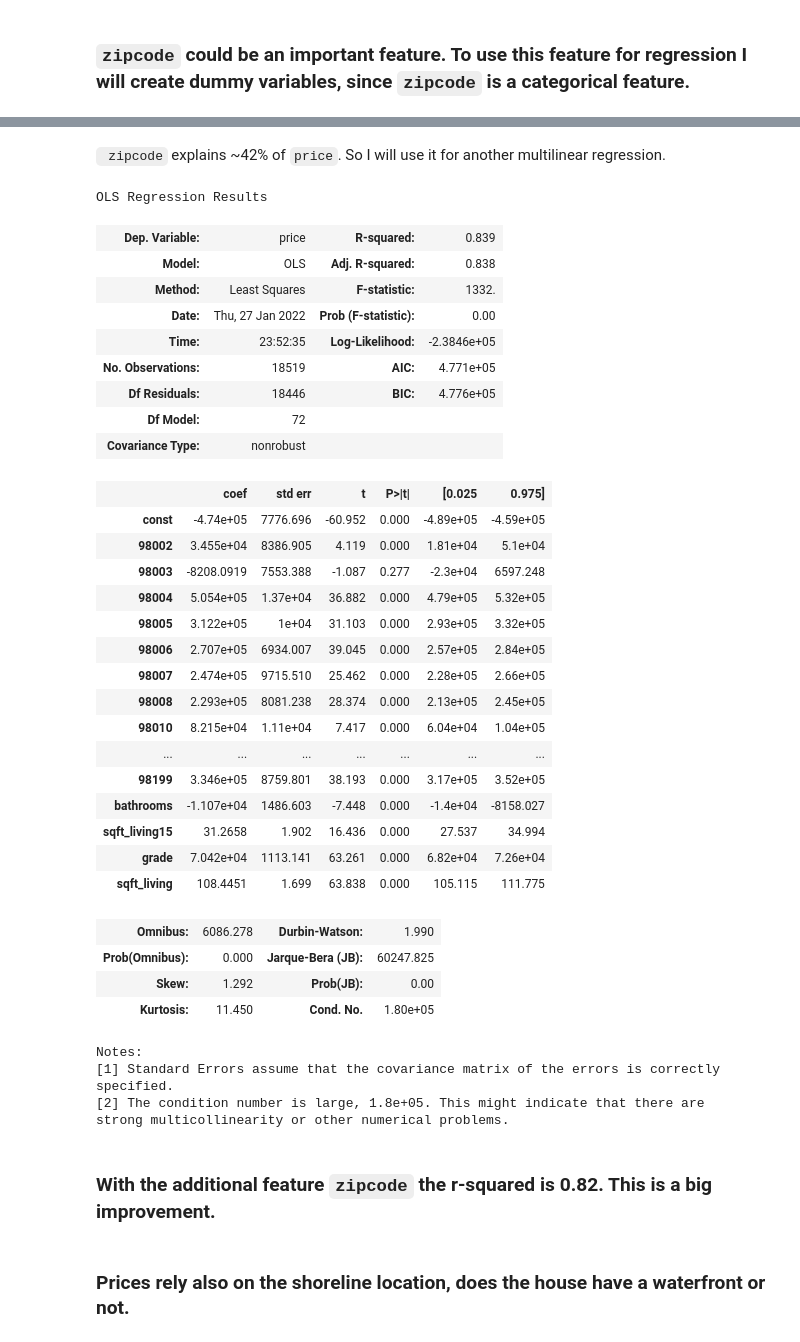
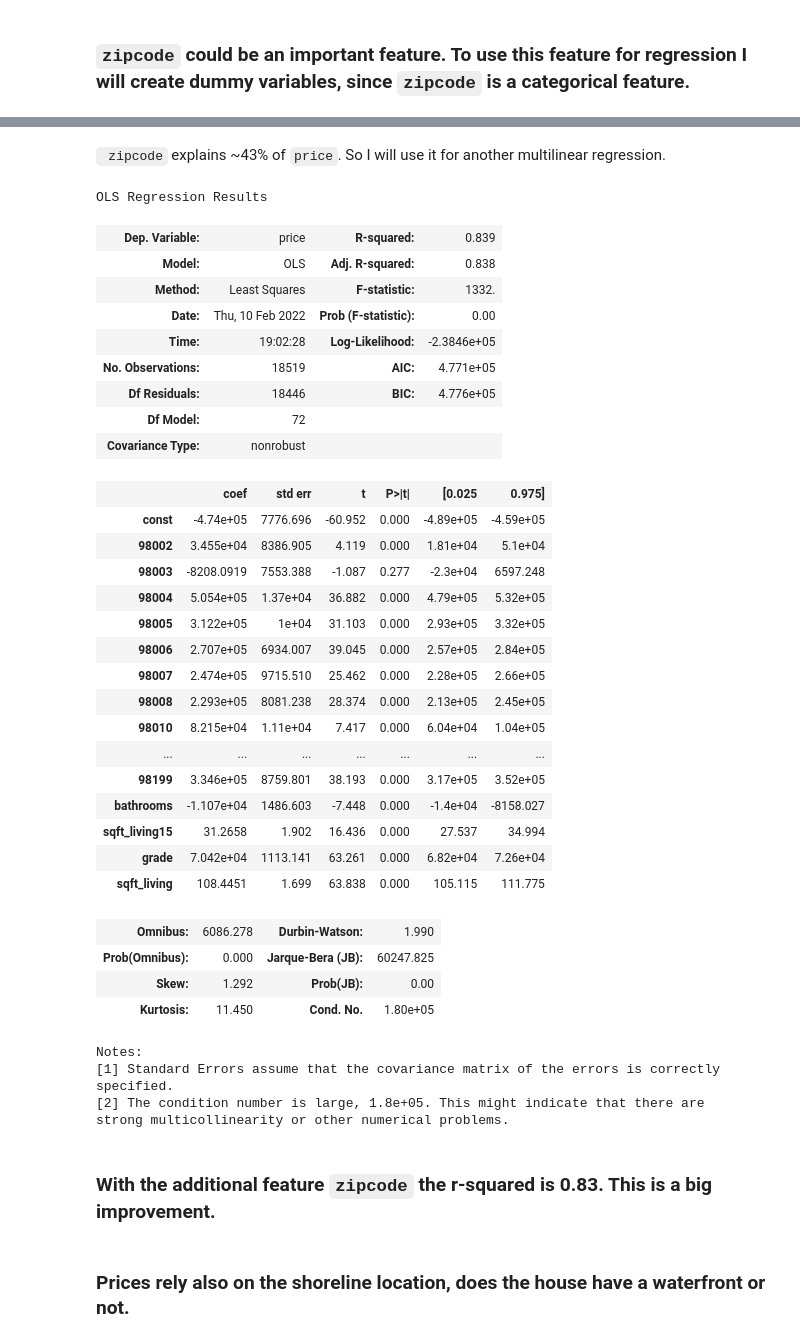
Before and after one commit to christine-berlin/house_price_predictions, a Jupyter notebook: notebooks/EDA.ipynb, the cells around one changed output, grey strips where cells are left out. Drawn from its saved outputs; the diff is of its cells as text; code cells hidden in the pictures.

````diff
--- a/notebooks/EDA.ipynb
+++ b/notebooks/EDA.ipynb
@@ -595,5 +589,5 @@ plt.ylim(400000,1200000);
 # %%
 # create dummy variables for 'zipcode'
 zip_dummies = pd.get_dummies(df_king_county_cut.zipcode, drop_first=True)
-df_king_county_cut = pd.concat([zip_dummies,df_king_county_cut], axis = 1)
+df_king_county = pd.concat([zip_dummies,df_king_county_cut], axis = 1)
 # %%
@@ -648,26 +642,26 @@ OLS Regression Results
 Notes:
 [1] Standard Errors assume that the covariance matrix of the errors is correctly specified.
 # %% [markdown]
-``` zipcode``` explains   ~42% of ```price```.  So I will use it for another multilinear regression.
+``` zipcode``` explains   ~43% of ```price```.  So I will use it for another multilinear regression.
 # %%
 # Merge the dummies with the 4 features from the previous regression
-df_4 = df_king_county_cut.loc[:,['bathrooms', 'sqft_living15', 'grade', 'sqft_living']]
+df_4 = df_king_county.loc[:,['bathrooms', 'sqft_living15', 'grade', 'sqft_living']]
 df_ols = pd.concat([zip_dummies, df_4], axis=1)
 # %%
 #create OLS model
 X = df_ols
 X = sm.add_constant(X)
-y = df_king_county_cut.price
+y = df_king_county.price
 model = sm.OLS(y,X)
 results = model.fit()
 results.summary()
 # %% [output]
 OLS Regression Results
 | Dep. Variable: | price | R-squared: | 0.839 |
 | Model: | OLS | Adj. R-squared: | 0.838 |
 | Method: | Least Squares | F-statistic: | 1332. |
-| Date: | Thu, 27 Jan 2022 | Prob (F-statistic): | 0.00 |
-| Time: | 23:52:35 | Log-Likelihood: | -2.3846e+05 |
+| Date: | Thu, 10 Feb 2022 | Prob (F-statistic): | 0.00 |
+| Time: | 19:02:28 | Log-Likelihood: | -2.3846e+05 |
 | No. Observations: | 18519 | AIC: | 4.771e+05 |
 | Df Residuals: | 18446 | BIC: | 4.776e+05 |
 | Df Model: | 72 |  |  |
@@ -697,7 +691,7 @@ Notes:
 [2] The condition number is large, 1.8e+05. This might indicate that there are
 strong multicollinearity or other numerical problems.
 # %% [markdown]
-### With the additional feature `zipcode` the r-squared is 0.82. This is a big improvement.
+### With the additional feature `zipcode` the r-squared is 0.83. This is a big improvement.
 # %% [markdown]
 ### Prices rely also on the shoreline location, does the house have a waterfront or not.
 # %%
````
Also changed, not shown: parts of 16 cells of this notebook, 1 other file.
